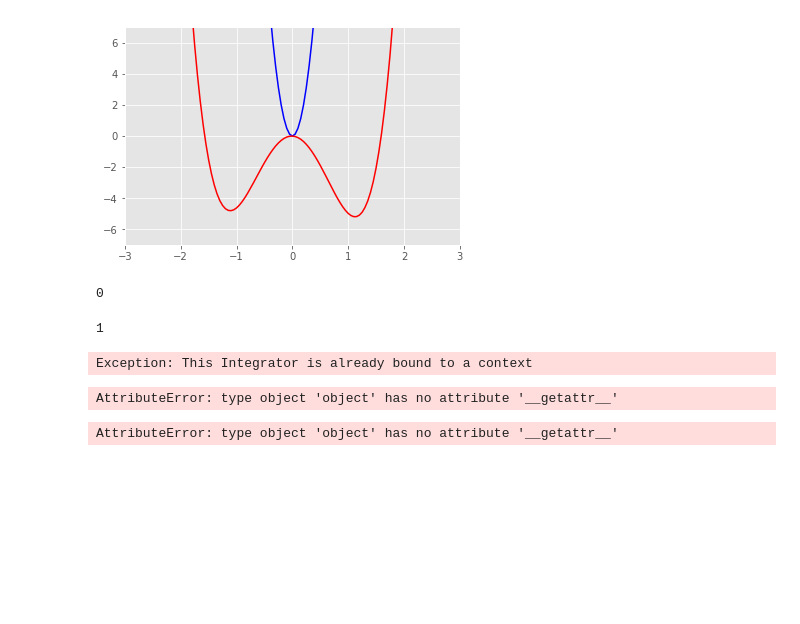
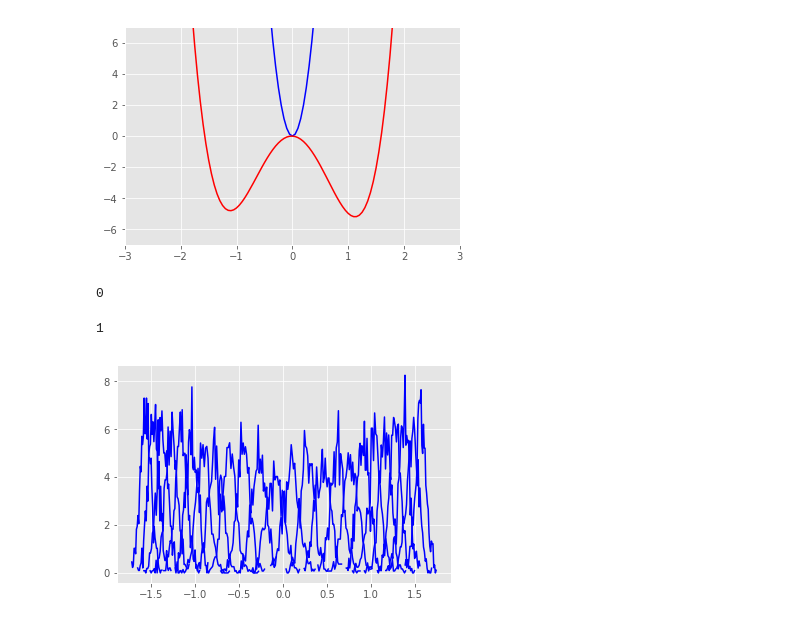
Before and after one commit to chemlove/REMD, a Jupyter notebook: DoubleWell_Umbrella_WHAM.ipynb, the cells around one changed output. Saved outputs shown, nothing was run; the diff lists cells and outputs as text; code cells hidden in the pictures; blank space fills up the shorter version.

```diff
--- a/DoubleWell_Umbrella_WHAM.ipynb
+++ b/DoubleWell_Umbrella_WHAM.ipynb
@@ -103,14 +103,14 @@ system.addForce(umbrella)
 # %%
 lim_inf_us = -1.8
 lim_sup_us = 1.8
-nus = 12
+nus = 24
 xus=np.linspace(lim_inf_us, lim_sup_us, nus)
 Kus=np.repeat(100.0,nus)
 # %%
 ## replica md options
 # %%
 step_size       = 0.002*unit.picoseconds
-num_steps       = 2000
+num_steps       = 20000
 saving_period   = 20
 num_checks      = int(num_steps/saving_period)
 
@@ -125,15 +133,13 @@ integrator = mm.LangevinIntegrator(temperature, friction, step_size)
 contexts= []
 
 for Ku, xu in zip(Kus,xus):
-    context = mm.Context(system, integrator, platform)
+    context = mm.Context(system, deepcopy(integrator), platform)
     init_position=unit.Quantity(np.array([[xu,0.0,0.0]],dtype=float), unit.angstroms)
     context.setPositions(init_position)
     context.setVelocitiesToTemperature(temperature)
-    context.setParameter('Ku', Ku)
-    context.setParameter('xu', xu)
+    context.setParameter('Ku', Ku* unit.kilocalories_per_mole/unit.angstrom**2)
+    context.setParameter('xu', xu*unit.angstrom)
     contexts.append(context)
-# %% [output]
-Exception: This Integrator is already bound to a context
 # %%
 ## Output arrays and reporters
 # %%
@@ -160,9 +168,6 @@ platform = mm.Platform.getPlatformByName(platform_name)
 ## Running Simulations
 
 for u_index in tqdm(range(nus)):
-
-    system_u             = deepcopy(system)
-    integrator_u         = deepcopy(integrator)
 
     times_u              = times[u_index]
     positions_u          = positions[u_index]
@@ -171,11 +176,7 @@ for u_index in tqdm(range(nus)):
     potential_energies_u = potential_energies[u_index]
     integrator_u = mm.LangevinIntegrator(temperature, friction, step_size)
 
-    context = mm.Context(system_u, integrator_u, platform)
-    context.setPositions(system_u.positions)
-    context.setVelocitiesToTemperature(temperature)
-    context.setParameter('Ku', system_u.Ku)
-    context.setParameter('xu', system_u.xu)
+    context = contexts[u_index]
 
     state = context.getState(getEnergy=True, getPositions=True, getVelocities=True)
     times_u[0] = state.getTime()
@@ -192,13 +193,9 @@ for u_index in tqdm(range(nus)):
         velocities_u[ii] = state.getVelocities()[0]
         kinetic_energies_u[ii]=state.getKineticEnergy()
         potential_energies_u[ii]=state.getPotentialEnergy()
-# %% [output]
-AttributeError: type object 'object' has no attribute '__getattr__'
 # %%
 for u_index in range(nus):
-    hist, bin_edges = np.histogram(positions[u_index][:,0],bins=30, density=True)
+    hist, bin_edges = np.histogram(positions[u_index][:,0],bins=40, density=True)
     plt.plot((bin_edges[1:]+bin_edges[:-1])/2.0,hist,'-b')
+# %% [output]
+[figure, added]
-# %%
-systems[1].xu
-# %% [output]
-AttributeError: type object 'object' has no attribute '__getattr__'
```
Also changed, not shown: parts of 4 cells of this notebook, 3 other files.
